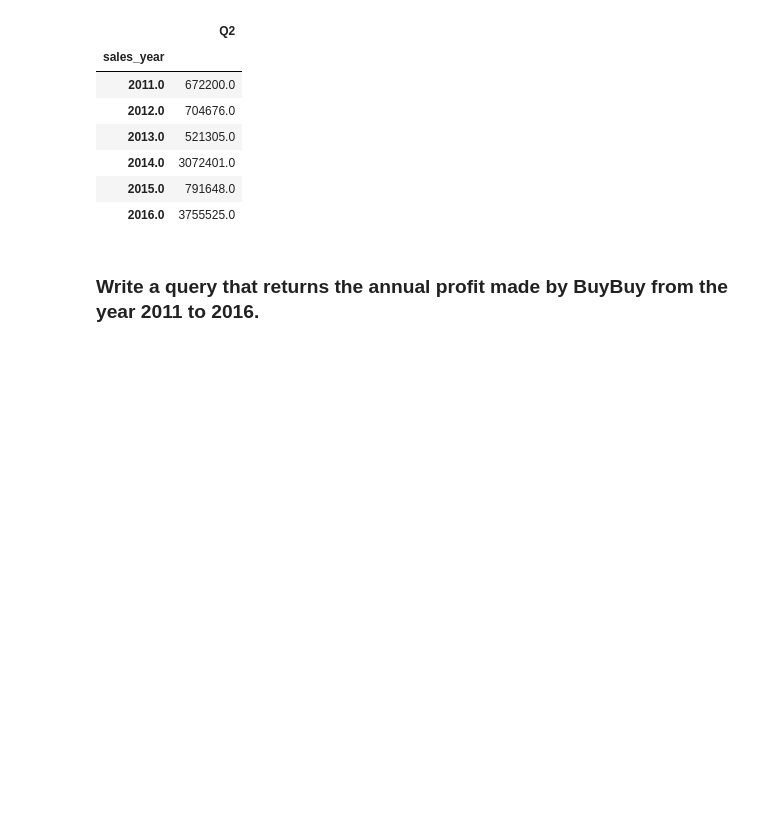
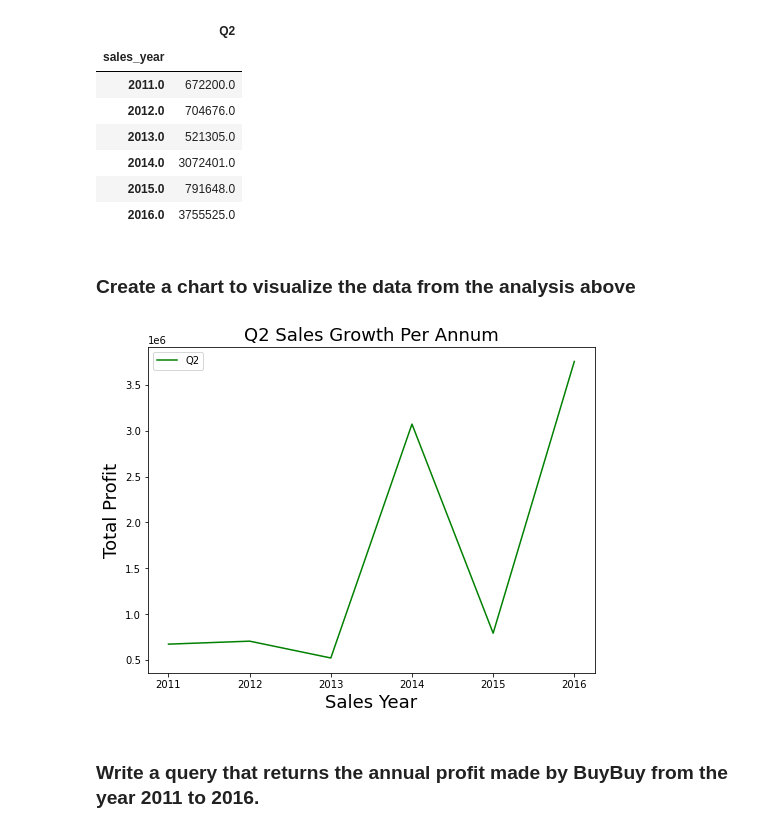
Before and after one commit to LemmyFee/Code-Your-Way-Up, a Jupyter notebook: buybuy_sales.ipynb, the cells around one changed output. Drawn from its saved outputs; the diff is of its cells as text; code cells hidden in the pictures; blank space fills up the shorter version.

Commit message:
feat - Add visualization
Visualization to clearly communicate insight

```diff
--- a/buybuy_sales.ipynb
+++ b/buybuy_sales.ipynb
@@ -233,7 +233,8 @@ quarterly
 ### Write queries that return the total profit made by BuyBuy in Q2 of every year from 2011 to 2016.
 Using the newly created table, quarterly:
 # %%
-quarterly[['sales_year', 'Q2']].set_index('sales_year')
+q2 = quarterly[['sales_year', 'Q2']].set_index('sales_year')
+q2
 # %% [output]
 |  | Q2 |
 | sales_year |  |
@@ -243,6 +244,16 @@ quarterly[['sales_year', 'Q2']].set_index('sales_year')
 | 2014.0 | 3072401.0 |
 | 2015.0 | 791648.0 |
 | 2016.0 | 3755525.0 |
+# %% [markdown]
+###  Create a chart to visualize the data from the analysis above
+# %%
+q2.plot(color = 'green', kind = 'line', figsize = (8, 6))
+plt.xlabel('Sales Year', fontsize = 18)
+plt.ylabel('Total Profit', fontsize = 18)
+plt.title('Q2 Sales Growth Per Annum', fontsize = 18)
+plt.legend();
+# %% [output]
+[figure, added]
 # %% [markdown]
 ### Write a query that returns the annual profit made by BuyBuy from the year 2011 to 2016.
 # %%
```
Also changed, not shown: parts of 1 cell of this notebook.
